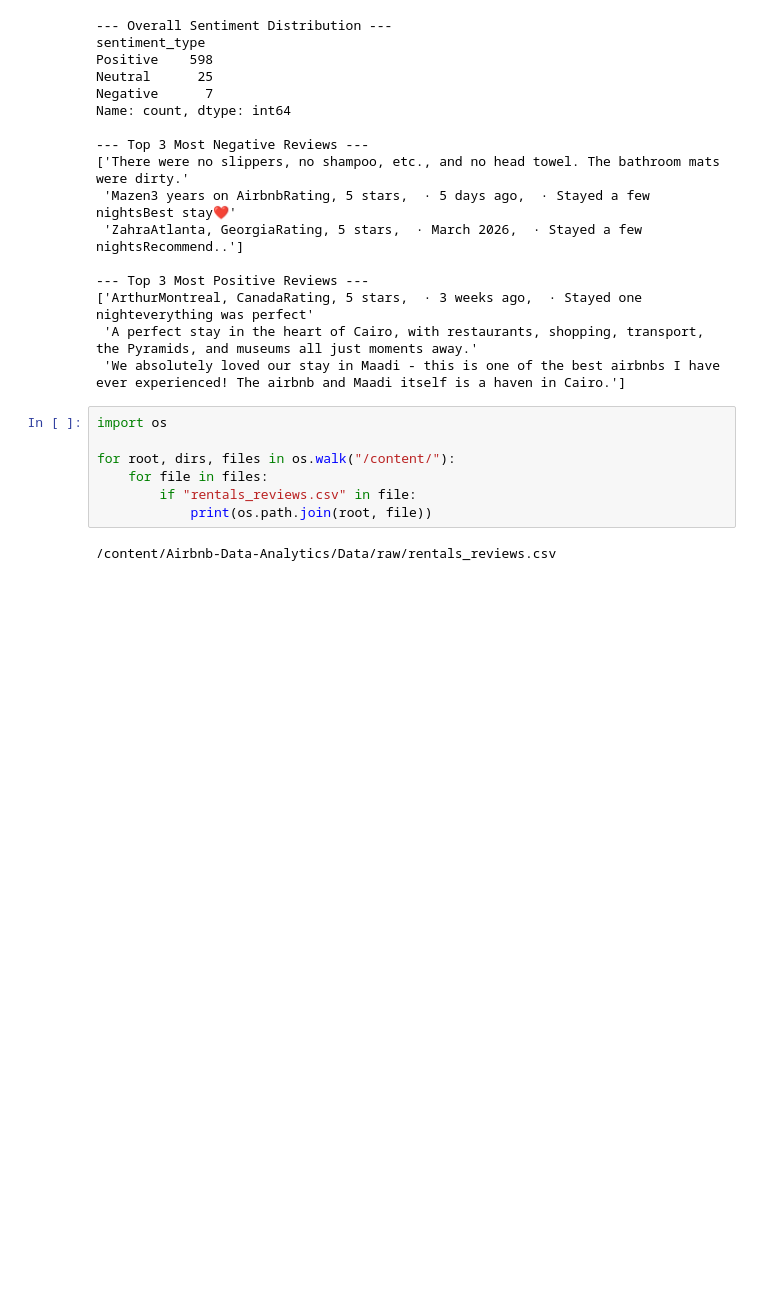
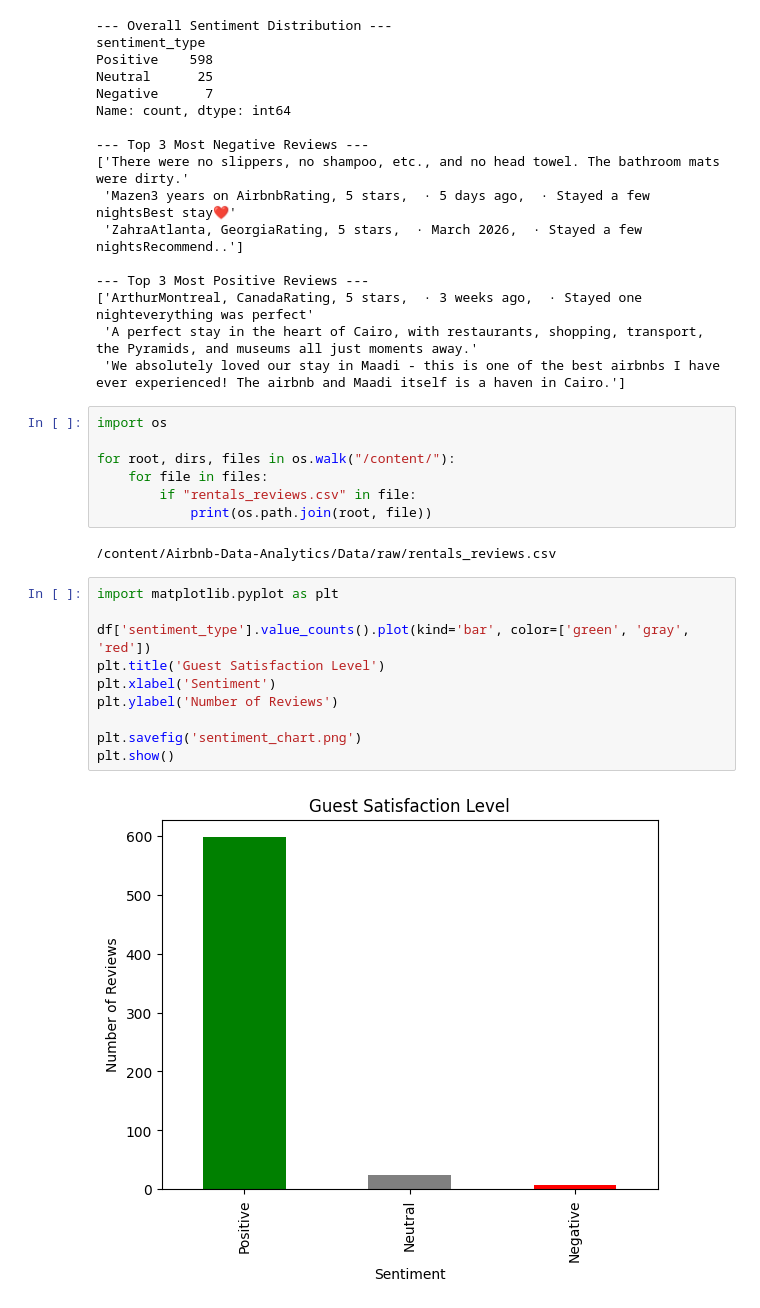
Before and after one commit to Mennaa-Ayman/Airbnb-Data-Analytics, a Jupyter notebook: reviews_analysis.ipynb, the cells around one changed output. Cells and saved outputs as stored; diff of their text form; blank space fills up the shorter version.

```diff
--- a/reviews_analysis.ipynb
+++ b/reviews_analysis.ipynb
@@ -87,3 +87,15 @@ for root, dirs, files in os.walk("/content/"):
             print(os.path.join(root, file))
 # %% [output]
 /content/Airbnb-Data-Analytics/Data/raw/rentals_reviews.csv
+# %%
+import matplotlib.pyplot as plt
+
+df['sentiment_type'].value_counts().plot(kind='bar', color=['green', 'gray', 'red'])
+plt.title('Guest Satisfaction Level')
+plt.xlabel('Sentiment')
+plt.ylabel('Number of Reviews')
+
+plt.savefig('sentiment_chart.png')
+plt.show()
+# %% [output]
+[figure, added]
```
Also changed, not shown: parts of 1 cell of this notebook.
